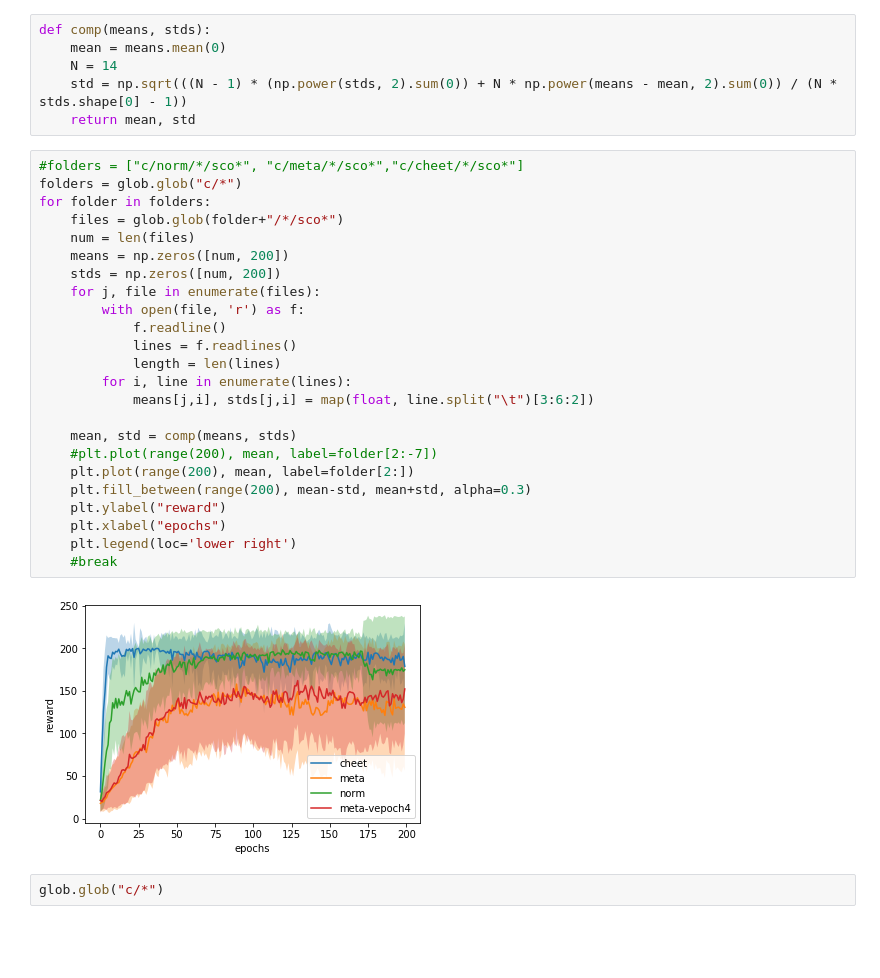
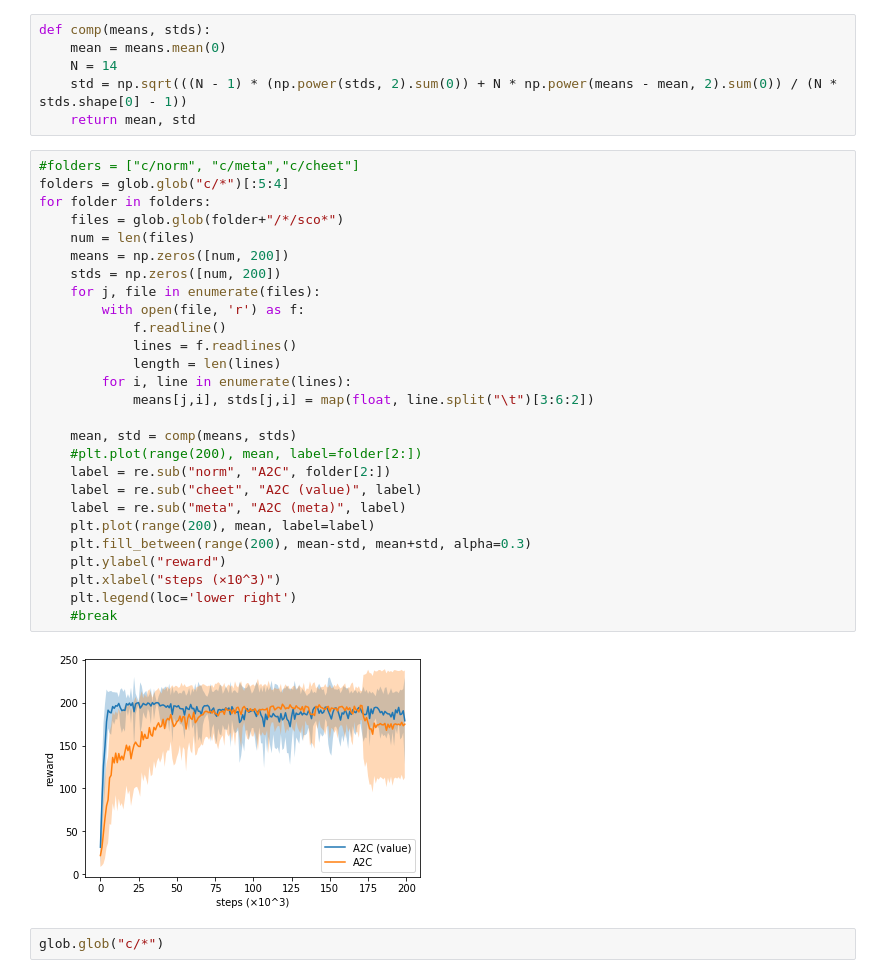
Before and after one commit to honda-pp/chr, a Jupyter notebook: src/Untitled1.ipynb, the cells around one changed output. Drawn from its saved outputs; the diff is of its cells as text; blank space fills up the shorter version.

Commit message:
plot

```diff
--- a/src/Untitled1.ipynb
+++ b/src/Untitled1.ipynb
@@ -10,31 +10,34 @@ def comp(means, stds):
     std = np.sqrt(((N - 1) * (np.power(stds, 2).sum(0)) + N * np.power(means - mean, 2).sum(0)) / (N * stds.shape[0] - 1))
     return mean, std
 # %%
-#folders = ["c/norm/*/sco*", "c/meta/*/sco*","c/cheet/*/sco*"]
-folders = glob.glob("c/*")
+#folders = ["c/norm", "c/meta","c/cheet"]
+folders = glob.glob("c/*")[:5:4]
 for folder in folders:
     files = glob.glob(folder+"/*/sco*")
     num = len(files)
     means = np.zeros([num, 200])
     stds = np.zeros([num, 200])
     for j, file in enumerate(files):
         with open(file, 'r') as f:
             f.readline()
             lines = f.readlines()
             length = len(lines)
         for i, line in enumerate(lines):
             means[j,i], stds[j,i] = map(float, line.split("\t")[3:6:2])
 
     mean, std = comp(means, stds)
-    #plt.plot(range(200), mean, label=folder[2:-7])
-    plt.plot(range(200), mean, label=folder[2:])
+    #plt.plot(range(200), mean, label=folder[2:])
+    label = re.sub("norm", "A2C", folder[2:])
+    label = re.sub("cheet", "A2C (value)", label)
+    label = re.sub("meta", "A2C (meta)", label)
+    plt.plot(range(200), mean, label=label)
     plt.fill_between(range(200), mean-std, mean+std, alpha=0.3)
     plt.ylabel("reward")
-    plt.xlabel("epochs")
+    plt.xlabel("steps (×10^3)")
     plt.legend(loc='lower right')
     #break
 # %% [output]
-[figure, old version]
+[figure, new version]
 # %%
 glob.glob("c/*")
 # %% [output]
```
